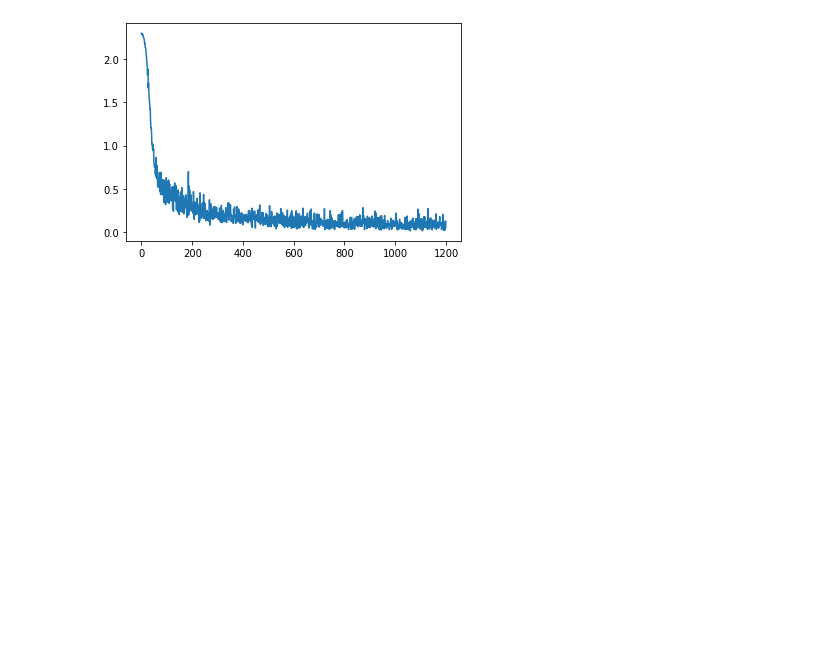
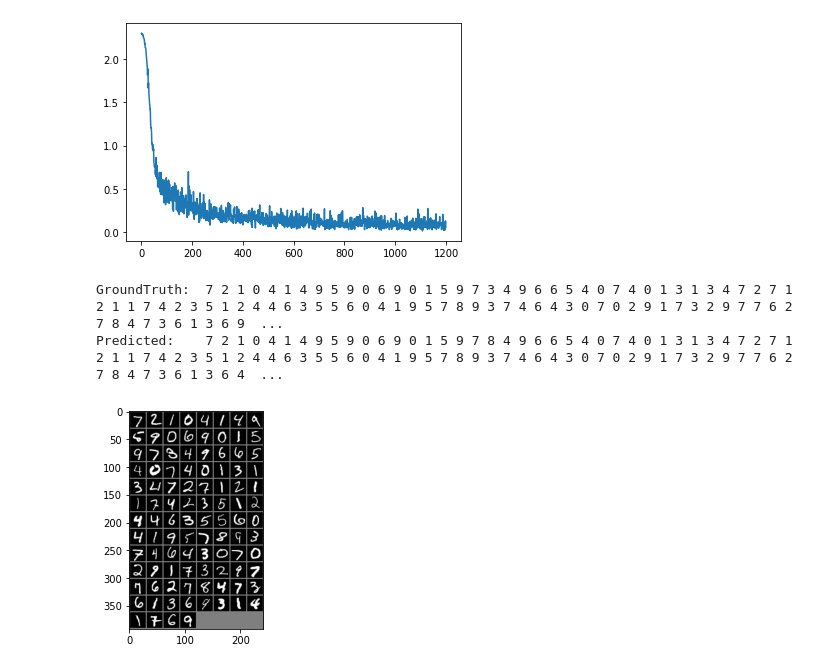
Before and after one commit to JuanCReyes1/DataScienceinPython, a Jupyter notebook: MachineLearningA3.ipynb, the cells around one changed output. Drawn from its saved outputs; the diff is of its cells as text; code cells hidden in the pictures; blank space fills up the shorter version.

Commit message:
Ran test data through the neural network.

```diff
--- a/MachineLearningA3.ipynb
+++ b/MachineLearningA3.ipynb
@@ -895,3 +895,22 @@ Evaluating on test data ...
 Training accuracy:  0.9757833333333333
 Test accuracy:  0.9765
 [figure]
+# %%
+testloader = torch.utils.data.DataLoader(test_data, batch_size=100, shuffle=False)
+dataiter = iter(testloader)
+images, labels = dataiter.next()
+
+# print images
+imshow(torchvision.utils.make_grid(images))
+print('GroundTruth: ', ' '.join('%1s' % classes[labels[j]] for j in range(images.shape[0])))
+
+outputs = thenet(images)
+
+_, predicted = torch.max(outputs, 1)
+
+print('Predicted:   ', ' '.join('%1s' % classes[predicted[j]]
+                              for j in range(predicted.shape[0])))
+# %% [output]
+GroundTruth:  7 2 1 0 4 1 4 9 5 9 0 6 9 0 1 5 9 7 3 4 9 6 6 5 4 0 7 4 0 1 3 1 3 4 7 2 7 1 2 1 1 7 4 2 3 5 1 2 4 4 6 3 5 5 6 0 4 1 9 5 7 8 9 3 7 4 6 4 3 0 7 0 2 9 1 7 3 2 9 7 7 6 2 7 8 4 7 3 6 1 3 6 9  ...
+Predicted:    7 2 1 0 4 1 4 9 5 9 0 6 9 0 1 5 9 7 8 4 9 6 6 5 4 0 7 4 0 1 3 1 3 4 7 2 7 1 2 1 1 7 4 2 3 5 1 2 4 4 6 3 5 5 6 0 4 1 9 5 7 8 9 3 7 4 6 4 3 0 7 0 2 9 1 7 3 2 9 7 7 6 2 7 8 4 7 3 6 1 3 6 4  ...
+[figure, added]
```
